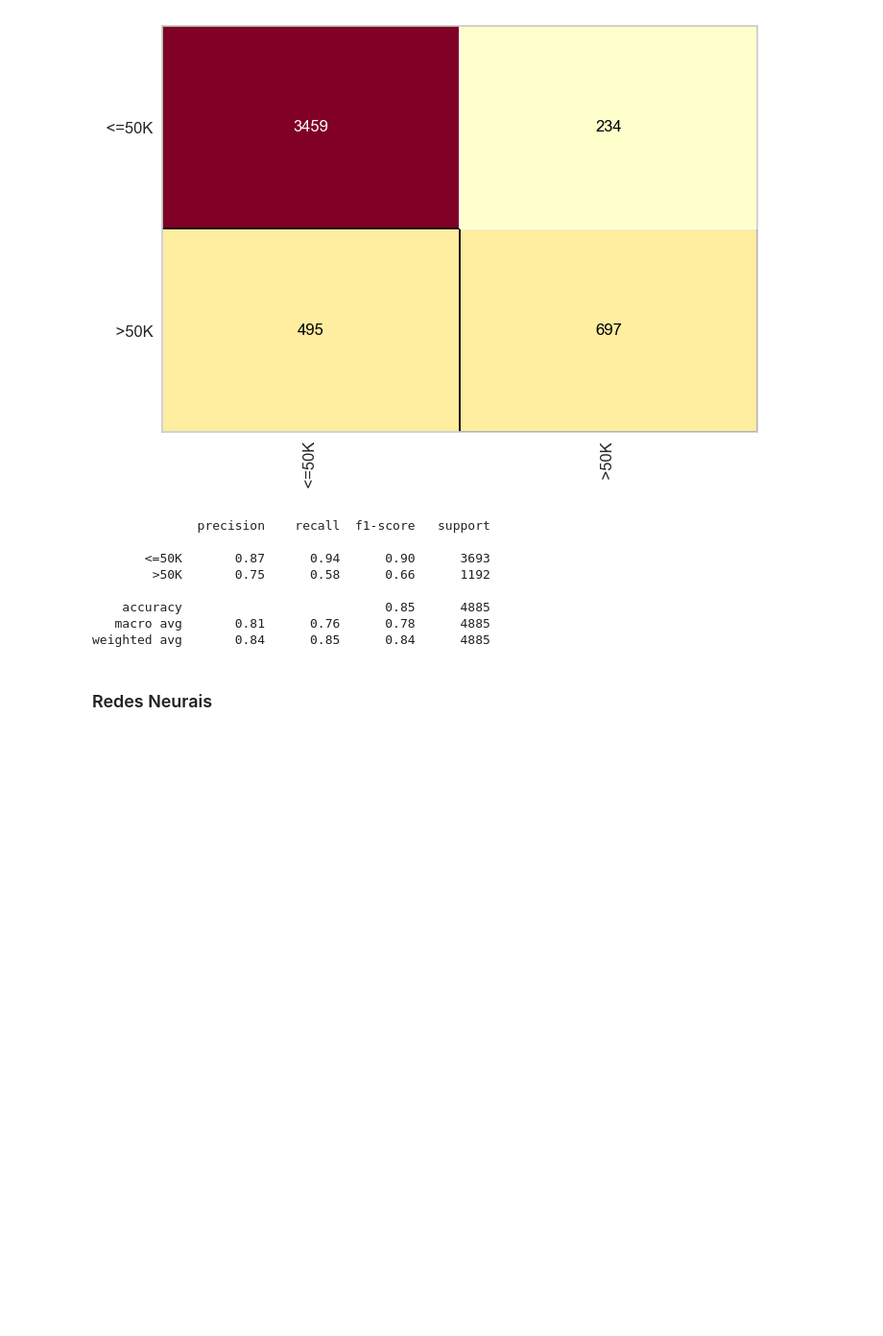
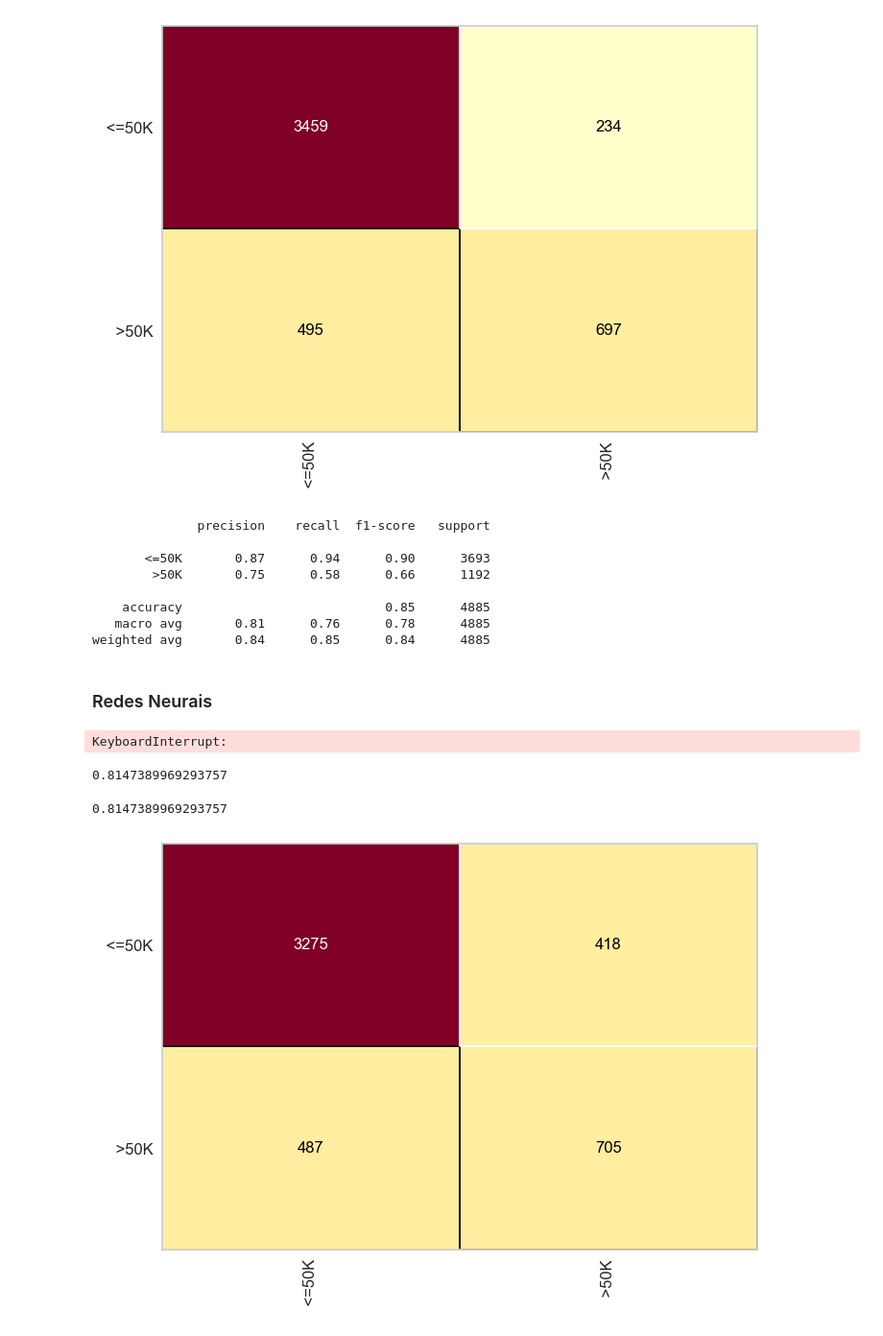
Before and after one commit to TdcRibeiro/IA, a Jupyter notebook: censo/censo.ipynb, the cells around one changed output. Shown at 96% size. Drawn from its saved outputs; the diff is of its cells as text; code cells hidden in the pictures; blank space fills up the shorter version.

```diff
--- a/censo/censo.ipynb
+++ b/censo/censo.ipynb
@@ -447,0 +450,5 @@ weighted avg       0.84      0.85      0.84      4885
+# %%
+rede_neural_censo = MLPClassifier(verbose=True, max_iter=1000, tol=0.000010, hidden_layer_sizes= (55,55))
+rede_neural_censo.fit(x_censo_treinamento, y_censo_treinamento)
+# %% [output]
+KeyboardInterrupt:
@@ -447,0 +457,11 @@ weighted avg       0.84      0.85      0.84      4885
+# %%
+accuracy_score(y_censo_teste, previsoes)
+# %% [output]
+0.8147389969293757
+# %%
+cm = ConfusionMatrix(rede_neural_censo)
+cm.fit(x_censo_treinamento, y_censo_treinamento)
+cm.score(x_censo_teste, y_censo_teste)
+# %% [output]
+0.8147389969293757
+[figure, added]
```
Also changed, not shown: parts of 3 cells of this notebook.
